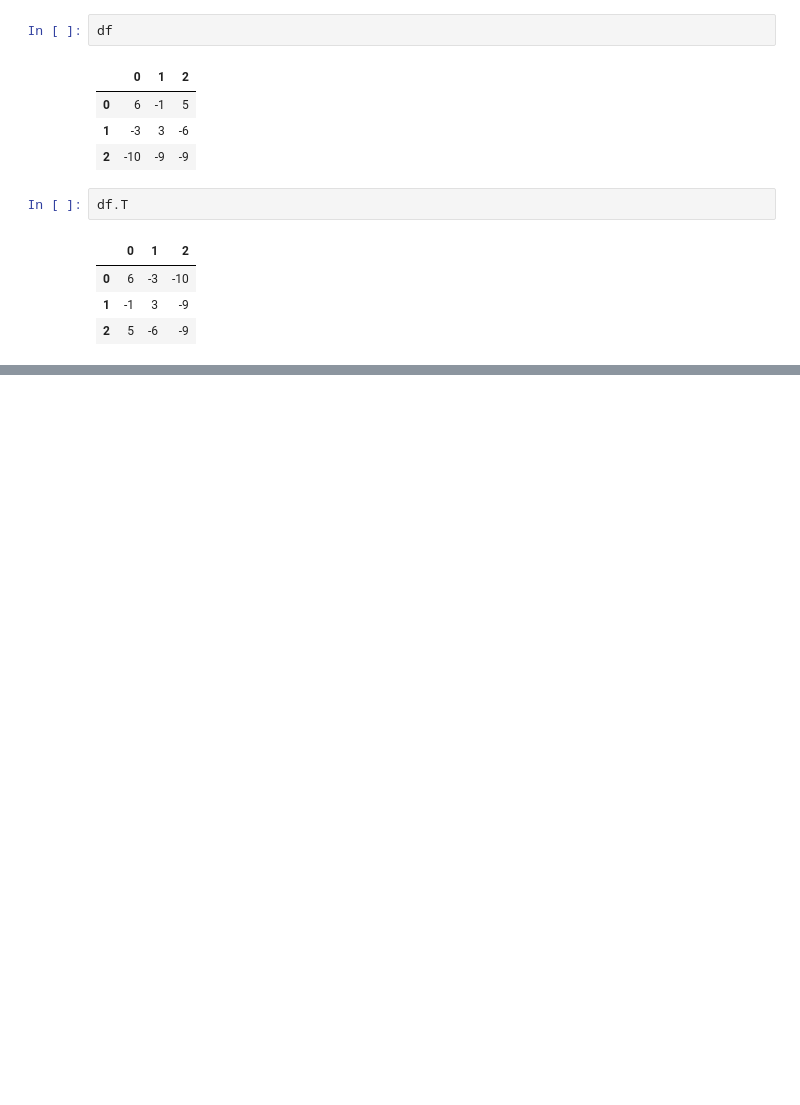
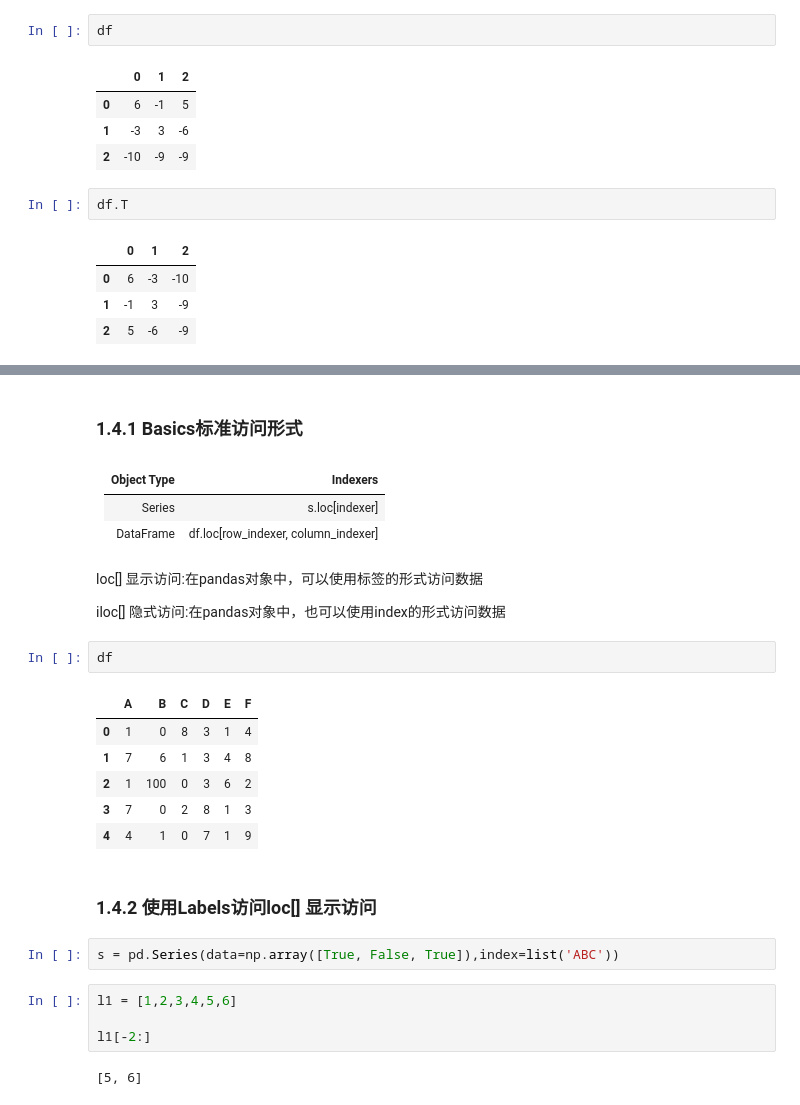
Before and after one commit to Leecoin49/StudyNote, a Jupyter notebook: LLM/AILLM_Luffy/1.Python/第20章Pandas/1.pandas核心数据类型.ipynb, the cells around one changed output, grey strips where cells are left out. Cells and saved outputs as stored; diff of their text form; blank space fills up the shorter version.

```diff
--- a/LLM/AILLM_Luffy/1.Python/第20章Pandas/1.pandas核心数据类型.ipynb
+++ b/LLM/AILLM_Luffy/1.Python/第20章Pandas/1.pandas核心数据类型.ipynb
@@ -568,0 +622,30 @@ df.T
+# %% [markdown]
+### 1.4.1 Basics标准访问形式
+# %% [markdown]
+| Object Type | Indexers |
+| :--- | :--- |
+| Series | s.loc[indexer] |
+| DataFrame | df.loc[row_indexer, column_indexer] |
+# %% [markdown]
+loc[] 显示访问:在pandas对象中，可以使用标签的形式访问数据
+
+iloc[] 隐式访问:在pandas对象中，也可以使用index的形式访问数据
+# %%
+df
+# %% [output]
+|  | A | B | C | D | E | F |
+| 0 | 1 | 0 | 8 | 3 | 1 | 4 |
+| 1 | 7 | 6 | 1 | 3 | 4 | 8 |
+| 2 | 1 | 100 | 0 | 3 | 6 | 2 |
+| 3 | 7 | 0 | 2 | 8 | 1 | 3 |
+| 4 | 4 | 1 | 0 | 7 | 1 | 9 |
+# %% [markdown]
+### 1.4.2 使用Labels访问loc[] 显示访问
+# %%
+s = pd.Series(data=np.array([True, False, True]),index=list('ABC'))
+# %%
+l1 = [1,2,3,4,5,6]
+
+l1[-2:]
+# %% [output]
+[5, 6]
```
Also changed, not shown: parts of 105 cells of this notebook.
